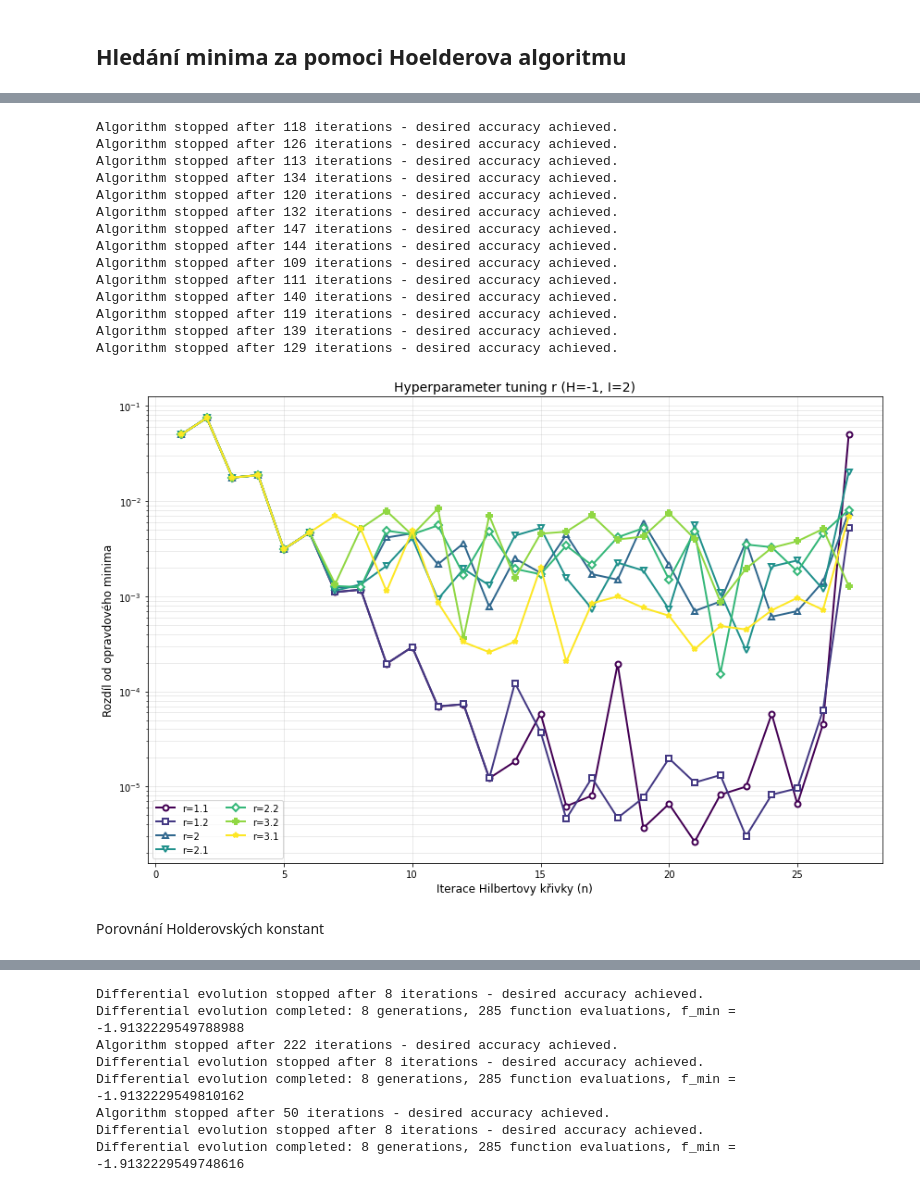
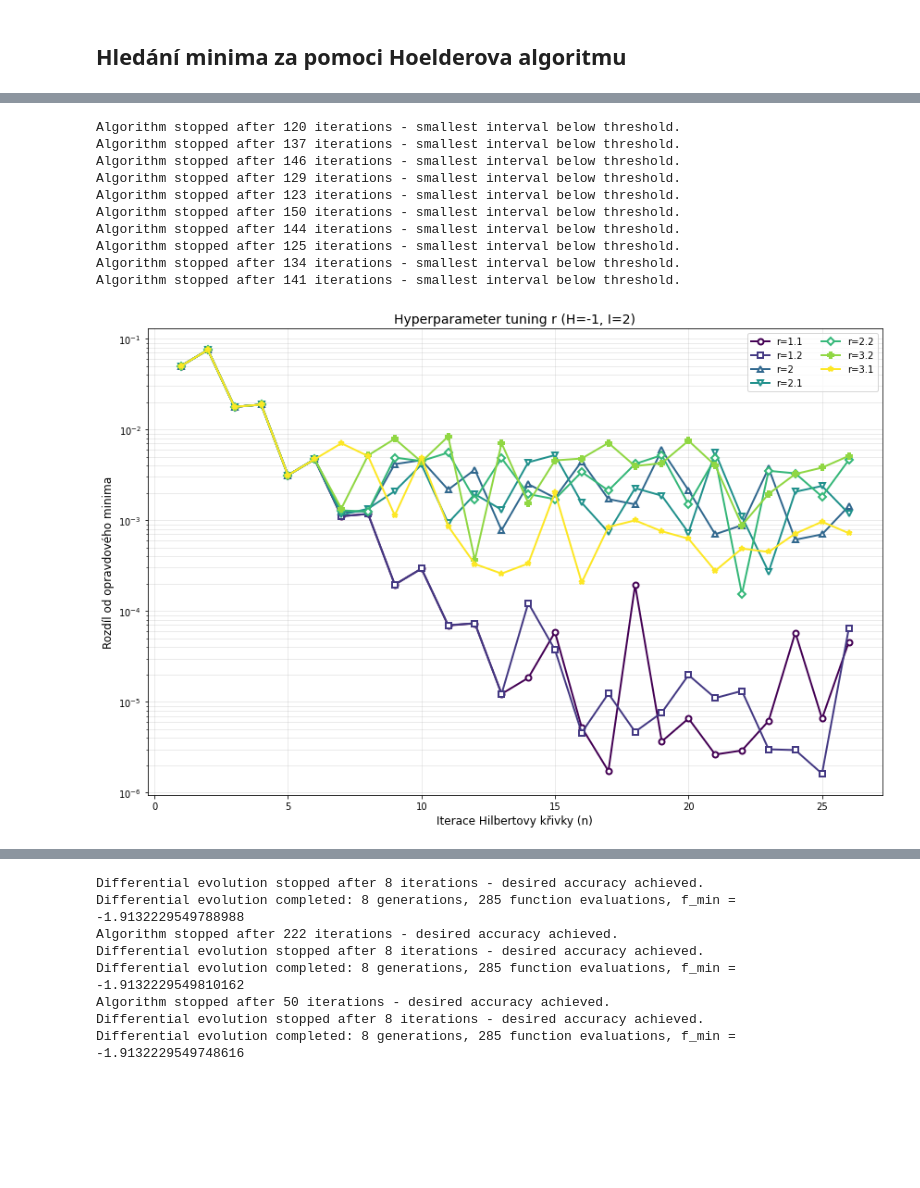
Before and after one commit to NIE0087/BP---prostor-vyplnujici-krivky, a Jupyter notebook: example2Dmainstream.ipynb, the cells around one changed output, grey strips where cells are left out. Drawn from its saved outputs; the diff is of its cells as text; code cells hidden in the pictures; blank space fills up the shorter version.

```diff
--- a/example2Dmainstream.ipynb
+++ b/example2Dmainstream.ipynb
@@ -198,20 +133,14 @@ h2d.compare_holder_variants(r=1.1, eps=1e-8, max_iter=250, N_vals=[1,2,3,4,5,6,7
 # %%
-h2d.hyperparameter_tuning_r(r_values=[1.1, 1.2,2,2.1,2.2,3.2,3.1], H=-1, I=2, eps=0.00001, max_iter=150, N_vals=[1,2,3,4,5,6,7,8,9,10,11,12,13,14,15,16,17,18,19,20,21,22,23,24,25,26,27], whatFunc=0, true_min=true_min1)
+h2d.hyperparameter_tuning_r(r_values=[1.1, 1.2,2,2.1,2.2,3.2,3.1], H=-1, I=2, eps=0.00001, max_iter=150, N_vals=[1,2,3,4,5,6,7,8,9,10,11,12,13,14,15,16,17,18,19,20,21,22,23,24,25,26], whatFunc=0, true_min=true_min1)
 # %% [output]
-Algorithm stopped after 118 iterations - desired accuracy achieved.
-Algorithm stopped after 126 iterations - desired accuracy achieved.
-Algorithm stopped after 113 iterations - desired accuracy achieved.
-Algorithm stopped after 134 iterations - desired accuracy achieved.
-Algorithm stopped after 120 iterations - desired accuracy achieved.
-Algorithm stopped after 132 iterations - desired accuracy achieved.
-Algorithm stopped after 147 iterations - desired accuracy achieved.
-Algorithm stopped after 144 iterations - desired accuracy achieved.
-Algorithm stopped after 109 iterations - desired accuracy achieved.
-Algorithm stopped after 111 iterations - desired accuracy achieved.
-Algorithm stopped after 140 iterations - desired accuracy achieved.
-Algorithm stopped after 119 iterations - desired accuracy achieved.
-Algorithm stopped after 139 iterations - desired accuracy achieved.
-Algorithm stopped after 129 iterations - desired accuracy achieved.
+Algorithm stopped after 120 iterations - smallest interval below threshold.
+Algorithm stopped after 137 iterations - smallest interval below threshold.
+Algorithm stopped after 146 iterations - smallest interval below threshold.
+Algorithm stopped after 129 iterations - smallest interval below threshold.
+Algorithm stopped after 123 iterations - smallest interval below threshold.
+Algorithm stopped after 150 iterations - smallest interval below threshold.
+Algorithm stopped after 144 iterations - smallest interval below threshold.
+Algorithm stopped after 125 iterations - smallest interval below threshold.
+Algorithm stopped after 134 iterations - smallest interval below threshold.
+Algorithm stopped after 141 iterations - smallest interval below threshold.
-[figure, old version]
+[figure, new version]
-# %% [markdown]
-Porovnání Holderovských konstant
```
Also changed, not shown: parts of 24 cells of this notebook, 12 other files.
